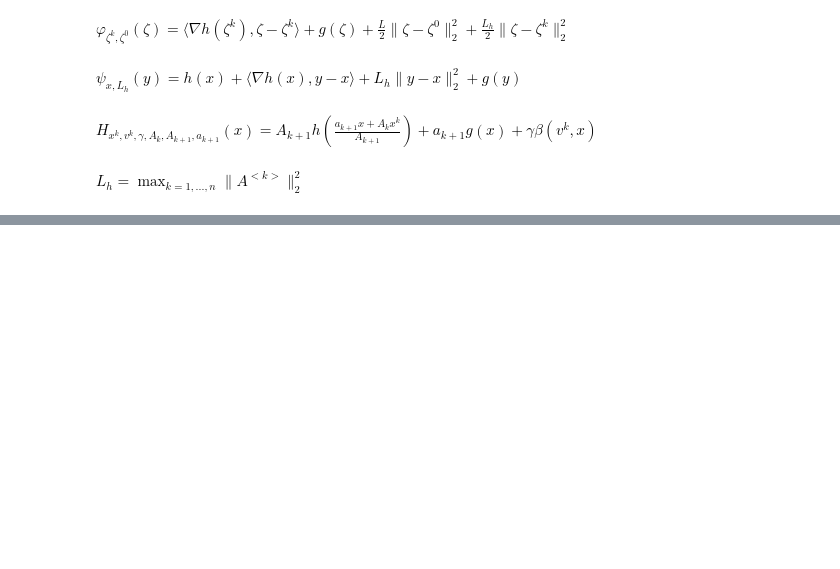
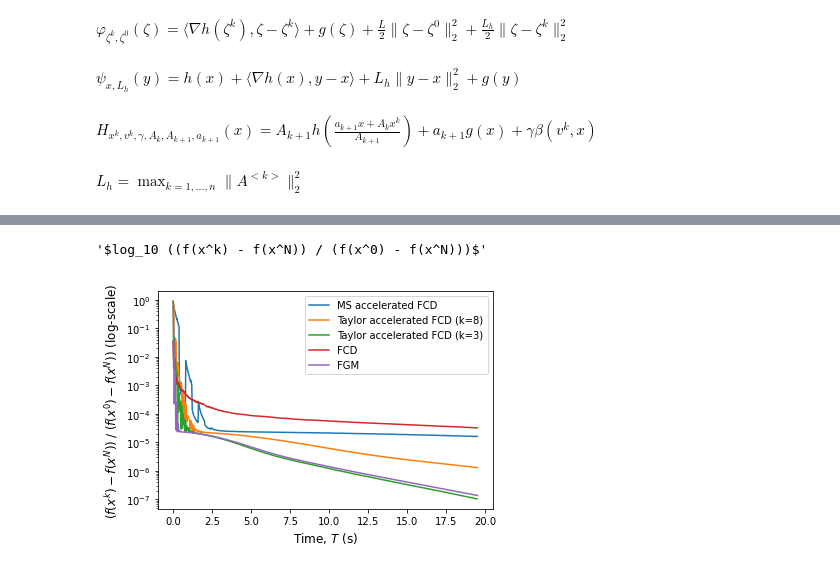
Before and after one commit to dmivilensky/accelerated-taylor-descent, a Jupyter notebook: ms taylor contract.ipynb, the cells around one changed output, grey strips where cells are left out. Saved outputs shown, nothing was run; the diff lists cells and outputs as text; code cells hidden in the pictures; blank space fills up the shorter version.

Commit message:
oracle calls figures

```diff
--- a/ms taylor contract.ipynb
+++ b/ms taylor contract.ipynb
@@ -597,6 +564,5 @@ x_ms_times, funcs_ms_times, grad_h_count_ms_times, grad_g_count_ms_times, ms_tim
     L, Lh,
     A,
     T=200,
-    time_scale=True,
-#     verbose=True
+    time_scale=True
 )
@@ -632,4 +586,13 @@ x_taylor2_times, funcs_taylor2_times, grad_h_count_taylor2_times, grad_g_count_t
 )
+# %%
+x_taylor3_times, funcs_taylor3_times, grad_h_count_taylor3_times, grad_g_count_taylor3_times, taylor3_times = taylor_acc_prox_method(
+    x_0,
+    L*27, Lh,
+    A,
+    T_inner=3,
+    T=700,
+    time_scale=True
+)
 # %%
 x_opt, _, __, ___, ____ = nesterov(
     f,
@@ -1312,0 +782,38 @@ plt.show()
+# %%
+"$log_10 ((f(x^k) - f(x^N)) / (f(x^0) - f(x^N)))$"
+# %% [output]
+'$log_10 ((f(x^k) - f(x^N)) / (f(x^0) - f(x^N)))$'
+# %%
+# Get working time limit for all methods
+time_max = min(
+    ms_times[-1] - ms_times[0],
+    times[-1] - times[0],
+    fgm_times[-1] - fgm_times[0],
+    taylor2_times[-1] - taylor2_times[0],
+    taylor3_times[-1] - taylor3_times[0]
+)
+# %%
+# Get number of iteration, executing at the time `time_max`
+ms_times_max_idx = np.searchsorted(np.array(ms_times) - ms_times[0], time_max, side="right")
+times_max_idx = np.searchsorted(np.array(times) - times[0], time_max, side="right")
+fgm_times_max_idx = np.searchsorted(np.array(fgm_times) - fgm_times[0], time_max, side="right")
+taylor2_times_max_idx = np.searchsorted(np.array(taylor2_times) - taylor2_times[0], time_max, side="right")
+taylor3_times_max_idx = np.searchsorted(np.array(taylor3_times) - taylor3_times[0], time_max, side="right")
+# %%
+plt.semilogy((np.array(ms_times) - ms_times[0])[:ms_times_max_idx], (funcs_ms_times - func_opt)[:ms_times_max_idx] / (f(x_0) - func_opt),
+             label="MS accelerated FCD")
+plt.semilogy((np.array(taylor2_times) - taylor2_times[0])[:taylor2_times_max_idx], (funcs_taylor2_times - func_opt)[:taylor2_times_max_idx] / (f(x_0) - func_opt),
+             label="Taylor accelerated FCD (k=8)")
+plt.semilogy((np.array(taylor3_times) - taylor3_times[0])[:taylor3_times_max_idx], (funcs_taylor3_times - func_opt)[:taylor3_times_max_idx] / (f(x_0) - func_opt),
+             label="Taylor accelerated FCD (k=3)")
+plt.semilogy((np.array(times) - times[0])[:times_max_idx], (funcs_times - func_opt)[:times_max_idx] / (f(x_0) - func_opt), label="FCD")
+plt.semilogy((np.array(fgm_times) - fgm_times[0])[:fgm_times_max_idx], (funcs_fgm_times[:fgm_times_max_idx] - func_opt) / (f(x_0) - func_opt), label="FGM")
+
+plt.xlabel(r"Time, $T$ (s)", fontsize=12)
+plt.ylabel(r"$(f(x^k) - f(x^N))\;/\;(f(x^0) - f(x^N))$ (log-scale)", fontsize=12)
+plt.legend()
+
+plt.savefig("ms_taylor_time.pdf", dpi=200)
+plt.show()
+# %% [output]
+[figure, added]
```
Also changed, not shown: parts of 48 cells of this notebook, 6 other files.
